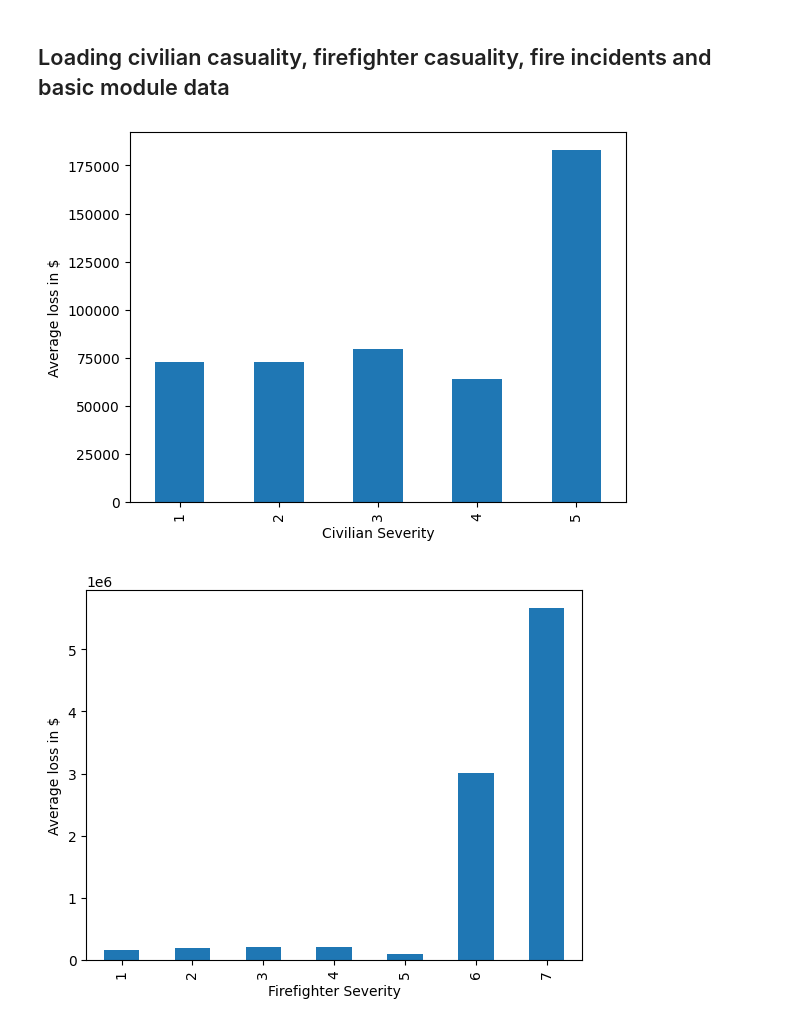
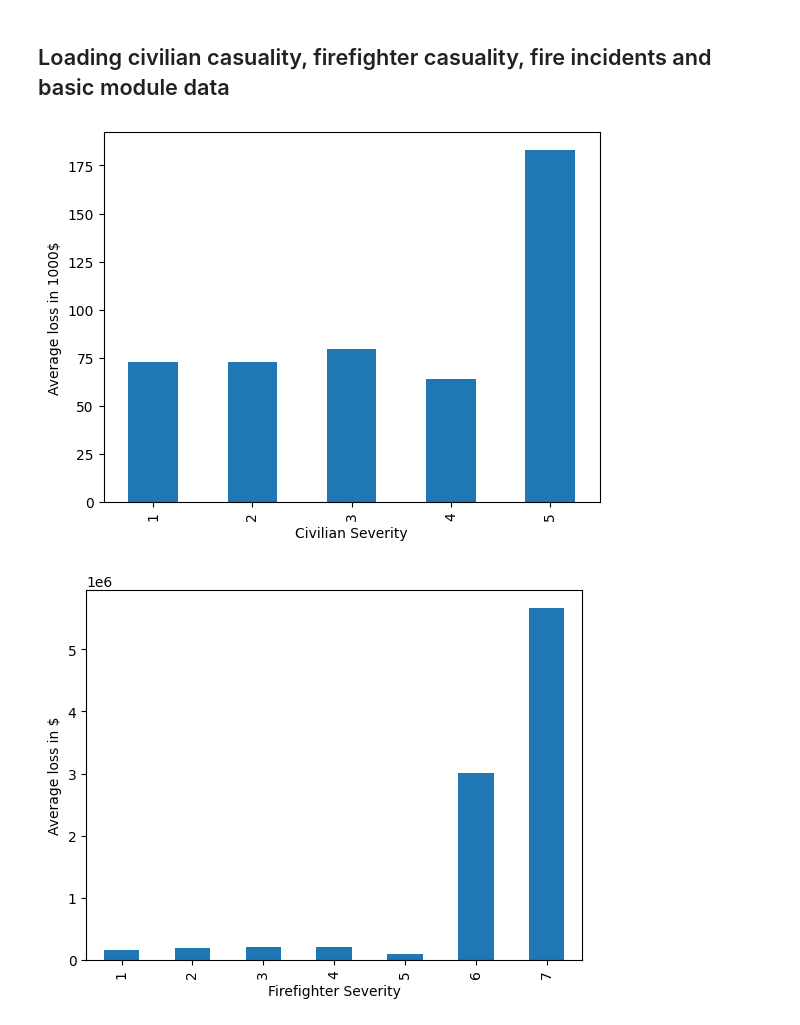
Before and after one commit to abhiman23897/fire-hazard-analytics, a Jupyter notebook: analysis.ipynb, the cells around one changed output. Saved outputs shown, nothing was run; the diff lists cells and outputs as text; code cells hidden in the pictures.

Commit message:
Generated images from query data

```diff
--- a/analysis.ipynb
+++ b/analysis.ipynb
@@ -30,12 +30,13 @@ total_loss = basic_module_df.groupBy("INCIDENT_KEY").agg(F.sum(basic_module_df.P
 civilian_dollar_loss = total_loss.join(civilian_casualities_df, total_loss.INCIDENT_KEY == civilian_casualities_df.INCIDENT_KEY)
 cdl_df = civilian_dollar_loss.groupBy("SEV").agg(F.avg("TOTAL_LOSS").alias("AVG_LOSS"))
 p_cdl_df = cdl_df.toPandas()
+p_cdl_df["AVG_LOSS"] = p_cdl_df["AVG_LOSS"]/1000
 # %%
-p1 = p_cdl_df.drop([2]).sort_values(by="SEV").plot(x="SEV", y="AVG_LOSS", xlabel="Civilian Severity", ylabel = "Average loss in $", kind="bar", legend = False)
+p1 = p_cdl_df.drop([2]).sort_values(by="SEV").plot(x="SEV", y="AVG_LOSS", xlabel="Civilian Severity", ylabel = "Average loss in 1000$", kind="bar", legend = False)
 fig1 = p1.get_figure()
 fig1.savefig("civilian_dollar_loss.png")
 # %% [output]
-[figure, old version]
+[figure, new version]
 # %%
 # Finding Firefighter Injury Severity vs. Dollar Loss
 firefighter_dollar_loss = total_loss.join(firefighter_casualities_df, total_loss.INCIDENT_KEY == firefighter_casualities_df.INCIDENT_KEY)
```
Also changed, not shown: 5 other files.
